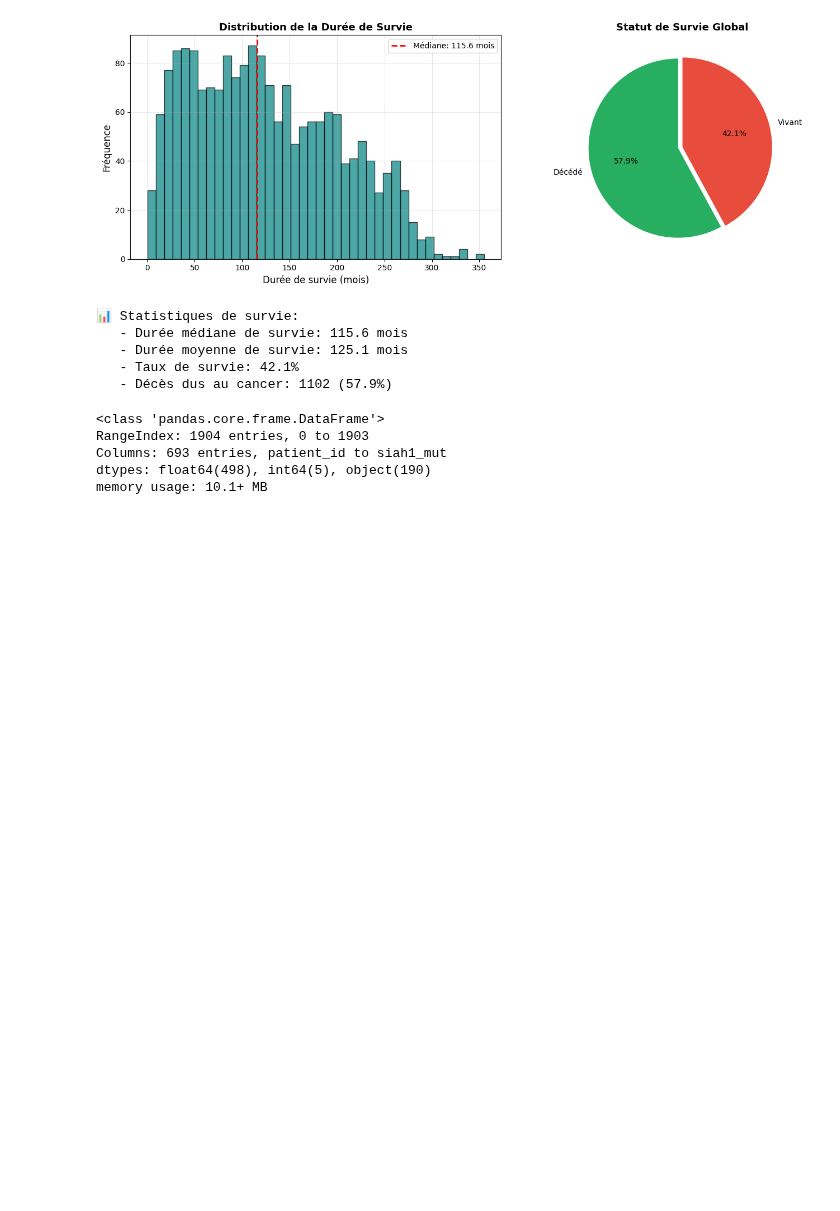
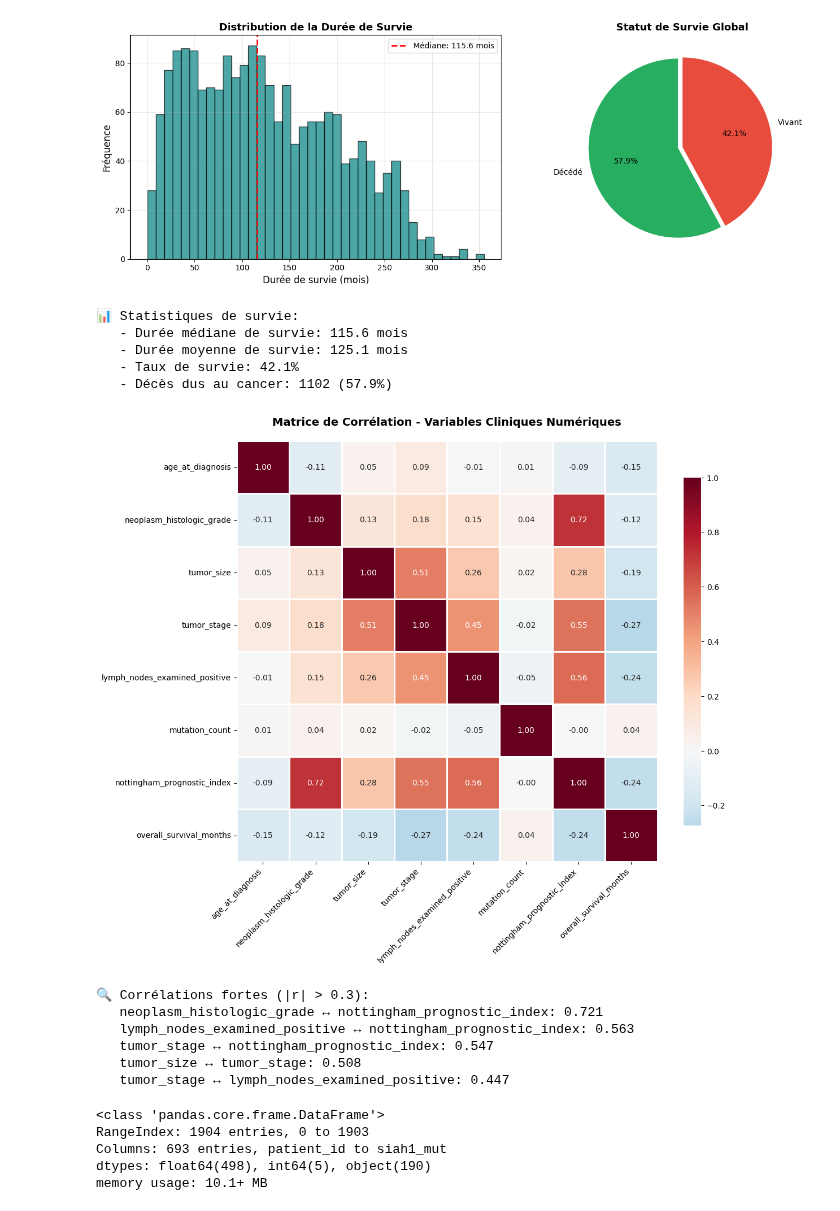
Before and after one commit to yasmineCH03/Breast_Cancer_Detection_ML_Project, a Jupyter notebook: Notebooks/data_preparation/Notebook_METABRIC_Complet.ipynb, the cells around one changed output. Saved outputs shown, nothing was run; the diff lists cells and outputs as text; code cells hidden in the pictures; blank space fills up the shorter version.

```diff
--- a/Notebooks/data_preparation/Notebook_METABRIC_Complet.ipynb
+++ b/Notebooks/data_preparation/Notebook_METABRIC_Complet.ipynb
@@ -137,6 +136,44 @@ if 'death_from_cancer' in df.columns:
    - Durée moyenne de survie: 125.1 mois
    - Taux de survie: 42.1%
    - Décès dus au cancer: 1102 (57.9%)
+# %%
+# Matrice de corrélation des variables numériques clés
+numeric_clinical = ['age_at_diagnosis', 'neoplasm_histologic_grade', 'tumor_size', 'tumor_stage',
+                    'lymph_nodes_examined_positive', 'mutation_count', 'nottingham_prognostic_index',
+                    'overall_survival_months']
+
+# Sélectionner uniquement les colonnes qui existent
+available_cols = [col for col in numeric_clinical if col in df.columns]
+corr_matrix = df[available_cols].corr()
+
+plt.figure(figsize=(12, 10))
+sns.heatmap(corr_matrix, annot=True, fmt='.2f', cmap='RdBu_r', center=0,
+            square=True, linewidths=1, cbar_kws={"shrink": 0.8})
+plt.title('Matrice de Corrélation - Variables Cliniques Numériques', fontsize=14, fontweight='bold', pad=20)
+plt.xticks(rotation=45, ha='right')
+plt.yticks(rotation=0)
+plt.tight_layout()
+plt.show()
+
+# Afficher les corrélations fortes
+print("\n🔍 Corrélations fortes (|r| > 0.3):")
+corr_pairs = []
+for i in range(len(corr_matrix.columns)):
+    for j in range(i+1, len(corr_matrix.columns)):
+        if abs(corr_matrix.iloc[i, j]) > 0.3:
+            corr_pairs.append((corr_matrix.columns[i], corr_matrix.columns[j], corr_matrix.iloc[i, j]))
+
+corr_pairs.sort(key=lambda x: abs(x[2]), reverse=True)
+for var1, var2, corr in corr_pairs:
+    print(f"   {var1} ↔ {var2}: {corr:.3f}")
+# %% [output]
+[figure, added]
+🔍 Corrélations fortes (|r| > 0.3):
+   neoplasm_histologic_grade ↔ nottingham_prognostic_index: 0.721
+   lymph_nodes_examined_positive ↔ nottingham_prognostic_index: 0.563
+   tumor_stage ↔ nottingham_prognostic_index: 0.547
+   tumor_size ↔ tumor_stage: 0.508
+   tumor_stage ↔ lymph_nodes_examined_positive: 0.447
 # %%
 df.info()
 # %% [output]
```
Also changed, not shown: parts of 5 cells of this notebook.
